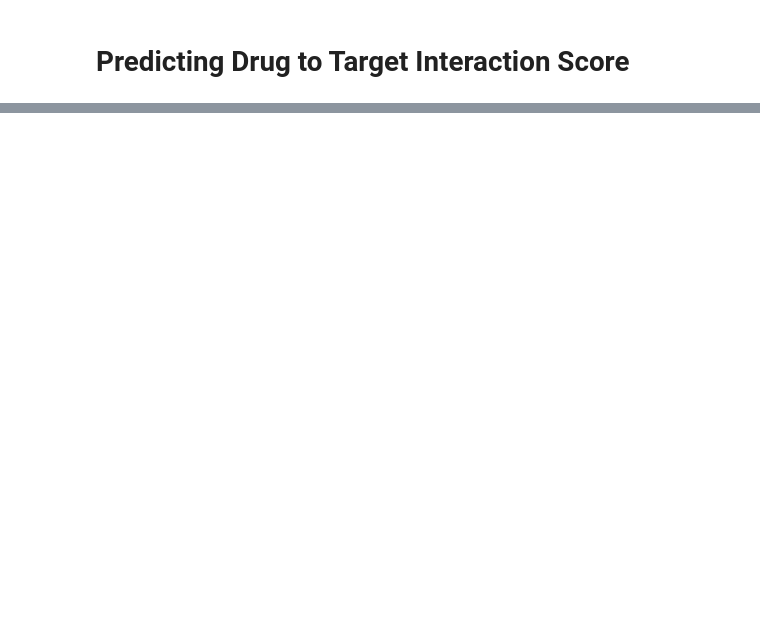
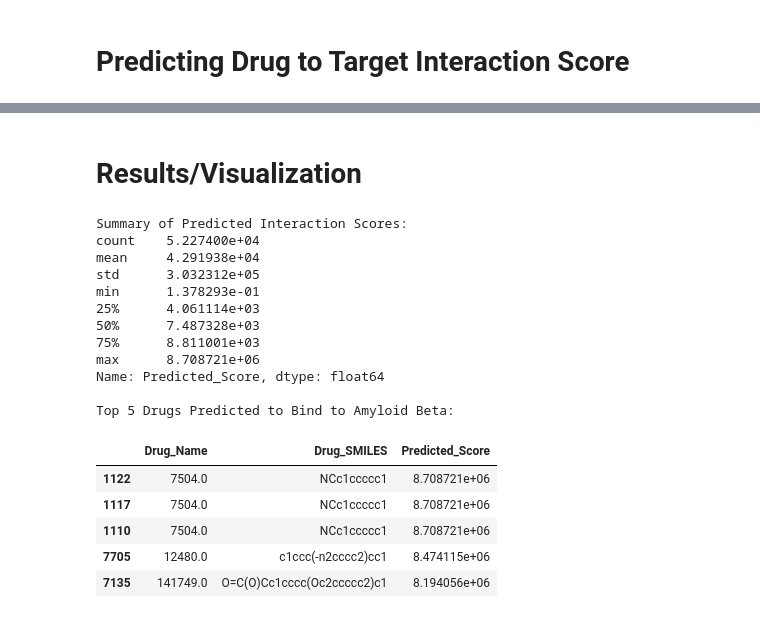
Before and after one commit to hhandc/drug_repo, a Jupyter notebook: drug_repurposing.ipynb, the cells around one changed output, grey strips where cells are left out. Cells and saved outputs as stored; diff of their text form; code cells hidden in the pictures; blank space fills up the shorter version.

```diff
--- a/drug_repurposing.ipynb
+++ b/drug_repurposing.ipynb
@@ -131,0 +135,27 @@ Model MSE: 148519654508.2647
+# %% [markdown]
+# Results/Visualization
+# %%
+print("Summary of Predicted Interaction Scores:")
+print(results_sorted['Predicted_Score'].describe())
+
+print("\nTop 5 Drugs Predicted to Bind to Amyloid Beta:")
+display(results_sorted.head(5))
+# %% [output]
+Summary of Predicted Interaction Scores:
+count    5.227400e+04
+mean     4.291938e+04
+std      3.032312e+05
+min      1.378293e-01
+25%      4.061114e+03
+50%      7.487328e+03
+75%      8.811001e+03
+max      8.708721e+06
+Name: Predicted_Score, dtype: float64
+
+Top 5 Drugs Predicted to Bind to Amyloid Beta:
+|  | Drug_Name | Drug_SMILES | Predicted_Score |
+| 1122 | 7504.0 | NCc1ccccc1 | 8.708721e+06 |
+| 1117 | 7504.0 | NCc1ccccc1 | 8.708721e+06 |
+| 1110 | 7504.0 | NCc1ccccc1 | 8.708721e+06 |
+| 7705 | 12480.0 | c1ccc(-n2cccc2)cc1 | 8.474115e+06 |
+| 7135 | 141749.0 | O=C(O)Cc1cccc(Oc2ccccc2)c1 | 8.194056e+06 |
```
Also changed, not shown: parts of 6 cells of this notebook.
